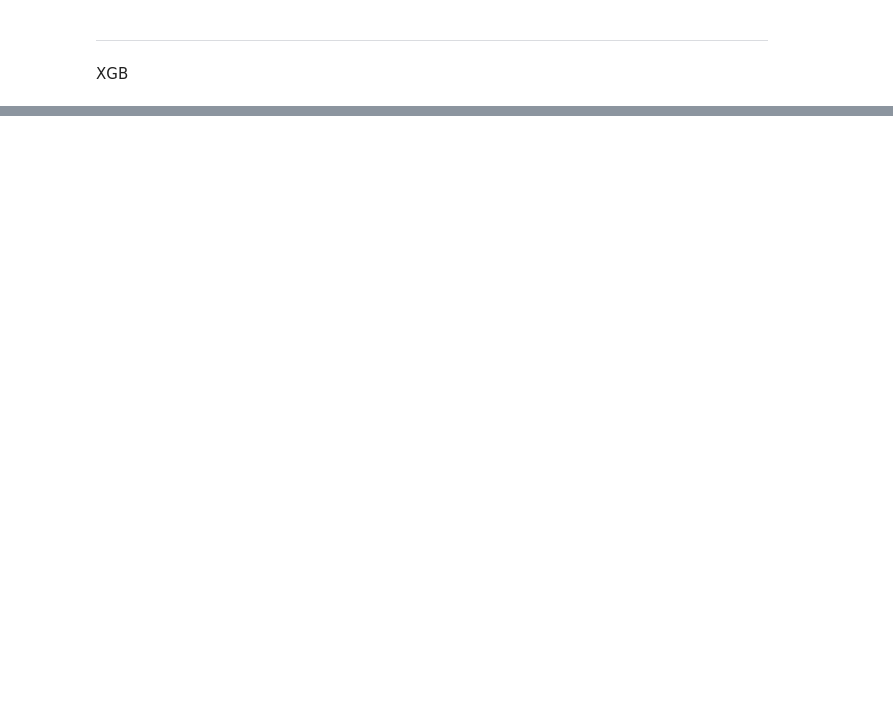
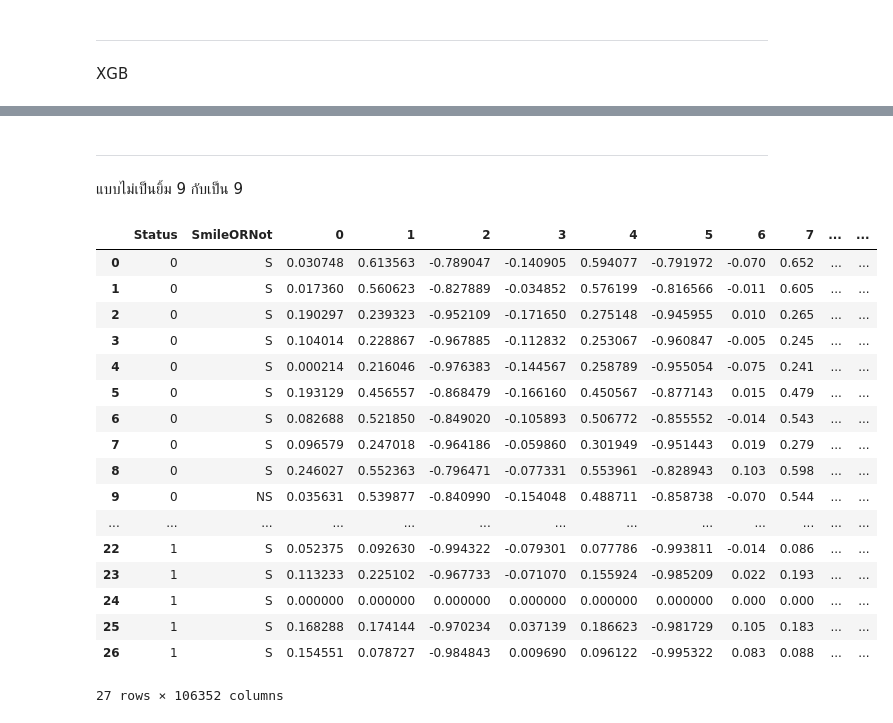
Before and after one commit to sitthatkaja/ThesisM.Sc., a Jupyter notebook: Dataset_Frame_to_Frame_Skip.ipynb, the cells around one changed output, grey strips where cells are left out. Drawn from its saved outputs; the diff is of its cells as text; code cells hidden in the pictures; blank space fills up the shorter version.

```diff
--- a/Dataset_Frame_to_Frame_Skip.ipynb
+++ b/Dataset_Frame_to_Frame_Skip.ipynb
@@ -471,0 +430,25 @@ Sample 17: Predicted = 1, Actual = 1
+# %% [markdown]
+---
+# %% [markdown]
+แบบไม่เป็นยิ้ม 9 กับเป็น 9
+# %%
+full
+# %% [output]
+|  | Status | SmileORNot | 0 | 1 | 2 | 3 | 4 | 5 | 6 | 7 | ... | ... |
+| 0 | 0 | S | 0.030748 | 0.613563 | -0.789047 | -0.140905 | 0.594077 | -0.791972 | -0.070 | 0.652 | ... | ... |
+| 1 | 0 | S | 0.017360 | 0.560623 | -0.827889 | -0.034852 | 0.576199 | -0.816566 | -0.011 | 0.605 | ... | ... |
+| 2 | 0 | S | 0.190297 | 0.239323 | -0.952109 | -0.171650 | 0.275148 | -0.945955 | 0.010 | 0.265 | ... | ... |
+| 3 | 0 | S | 0.104014 | 0.228867 | -0.967885 | -0.112832 | 0.253067 | -0.960847 | -0.005 | 0.245 | ... | ... |
+| 4 | 0 | S | 0.000214 | 0.216046 | -0.976383 | -0.144567 | 0.258789 | -0.955054 | -0.075 | 0.241 | ... | ... |
+| 5 | 0 | S | 0.193129 | 0.456557 | -0.868479 | -0.166160 | 0.450567 | -0.877143 | 0.015 | 0.479 | ... | ... |
+| 6 | 0 | S | 0.082688 | 0.521850 | -0.849020 | -0.105893 | 0.506772 | -0.855552 | -0.014 | 0.543 | ... | ... |
+| 7 | 0 | S | 0.096579 | 0.247018 | -0.964186 | -0.059860 | 0.301949 | -0.951443 | 0.019 | 0.279 | ... | ... |
+| 8 | 0 | S | 0.246027 | 0.552363 | -0.796471 | -0.077331 | 0.553961 | -0.828943 | 0.103 | 0.598 | ... | ... |
+| 9 | 0 | NS | 0.035631 | 0.539877 | -0.840990 | -0.154048 | 0.488711 | -0.858738 | -0.070 | 0.544 | ... | ... |
+| ... | ... | ... | ... | ... | ... | ... | ... | ... | ... | ... | ... | ... |
+| 22 | 1 | S | 0.052375 | 0.092630 | -0.994322 | -0.079301 | 0.077786 | -0.993811 | -0.014 | 0.086 | ... | ... |
+| 23 | 1 | S | 0.113233 | 0.225102 | -0.967733 | -0.071070 | 0.155924 | -0.985209 | 0.022 | 0.193 | ... | ... |
+| 24 | 1 | S | 0.000000 | 0.000000 | 0.000000 | 0.000000 | 0.000000 | 0.000000 | 0.000 | 0.000 | ... | ... |
+| 25 | 1 | S | 0.168288 | 0.174144 | -0.970234 | 0.037139 | 0.186623 | -0.981729 | 0.105 | 0.183 | ... | ... |
+| 26 | 1 | S | 0.154551 | 0.078727 | -0.984843 | 0.009690 | 0.096122 | -0.995322 | 0.083 | 0.088 | ... | ... |
+27 rows × 106352 columns
```
Also changed, not shown: parts of 47 cells of this notebook.
